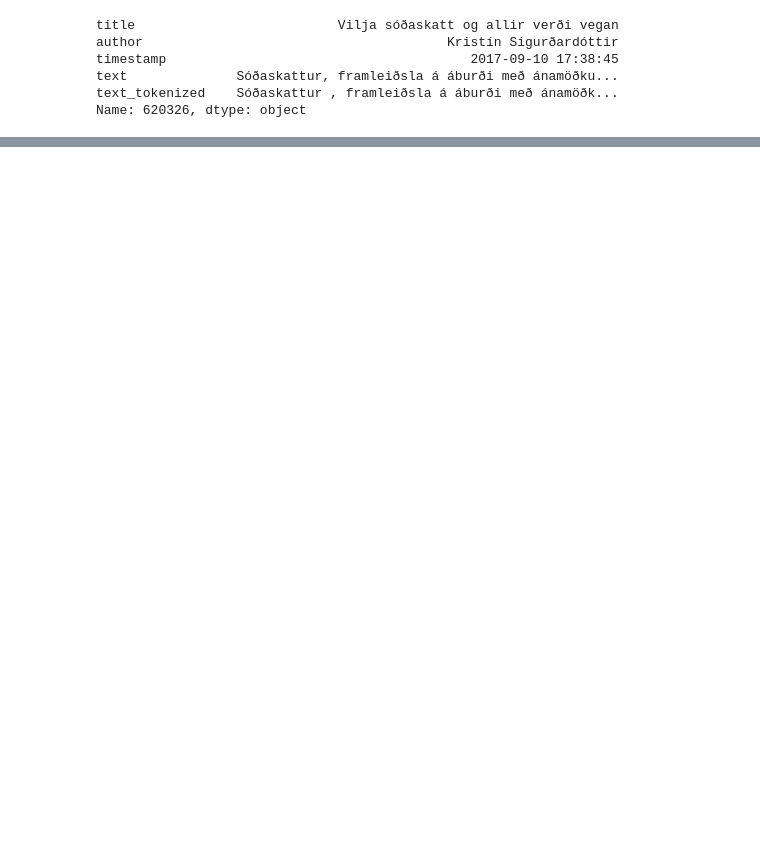
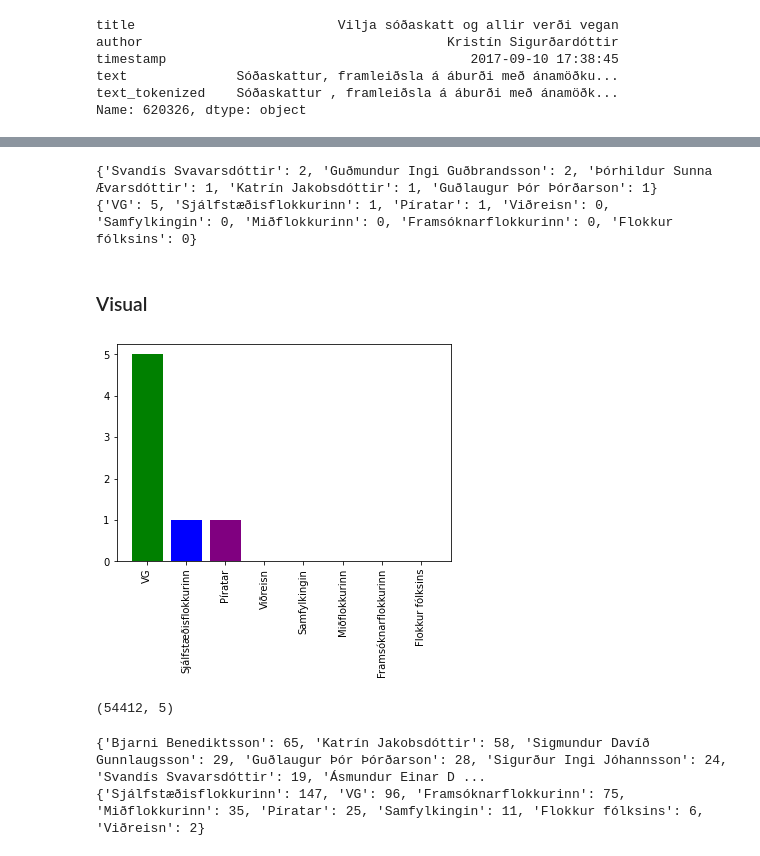
Before and after one commit to eliasbe/Maltaekni-natturuvernd, a Jupyter notebook: VinnubokEBE.ipynb, the cells around one changed output, grey strips where cells are left out. Drawn from its saved outputs; the diff is of its cells as text; code cells hidden in the pictures; blank space fills up the shorter version.

```diff
--- a/VinnubokEBE.ipynb
+++ b/VinnubokEBE.ipynb
@@ -1087,0 +1082,39 @@ print(sortdict)
+# %%
+# Start new counters for current alþingismenn/flokkar
+current_member_hits = dict()
+current_party_hits = dict()
+for fl in current_flokkar:
+    current_party_hits[fl] = 0
+
+
+# Count current members and parties mentioned in a list environmentally-centered news (jálist)
+for i in tqdm.tqdm(list(ja)):
+    art_text = data_train.loc[i]["text"]
+    current_member_hits, current_party_hits = count_hits(art_text, current_member_party, current_member_hits, current_party_hits)
+
+print(sort_dict(current_member_hits))
+print(sort_dict(current_party_hits))
+# %% [output]
+{'Svandís Svavarsdóttir': 2, 'Guðmundur Ingi Guðbrandsson': 2, 'Þórhildur Sunna Ævarsdóttir': 1, 'Katrín Jakobsdóttir': 1, 'Guðlaugur Þór Þórðarson': 1}
+{'VG': 5, 'Sjálfstæðisflokkurinn': 1, 'Píratar': 1, 'Viðreisn': 0, 'Samfylkingin': 0, 'Miðflokkurinn': 0, 'Framsóknarflokkurinn': 0, 'Flokkur fólksins': 0}
+# %%
+current_party_hits = dict()
+for fl in current_flokkar:
+    current_party_hits[fl] = 0
+# %% [markdown]
+### Visual
+# %%
+dummy = sort_dict(current_party_hits)
+# %%
+def plot_flokk(bok):
+    colors = list()
+    for key in bok.keys():
+        colors.append(party_color[key])
+    bars = plt.bar(bok.keys(), bok.values(), color=colors)
+    #print(bars.label)
+    plt.xticks(rotation=90)
+    plt.show()
+# %%
+plot_flokk(dummy)
+# %% [output]
+[figure, added]
@@ -1087,0 +1131,18 @@ print(sortdict)
+# %%
+current_member_hits = dict()
+current_party_hits = dict()
+for fl in current_flokkar:
+    current_party_hits[fl] = 0
+# %% [output]
+(54412, 5)
+# %%
+for i in tqdm.trange(2000,4000):
+    art_text = data_playground.iloc[i]["text"]
+    #print(data_playground.iloc[i]["title"])
+    current_member_hits, current_party_hits = count_hits(art_text, current_member_party, current_member_hits, current_party_hits)
+
+print(sort_dict(current_member_hits))
+print(sort_dict(current_party_hits))
+# %% [output]
+{'Bjarni Benediktsson': 65, 'Katrín Jakobsdóttir': 58, 'Sigmundur Davíð Gunnlaugsson': 29, 'Guðlaugur Þór Þórðarson': 28, 'Sigurður Ingi Jóhannsson': 24, 'Svandís Svavarsdóttir': 19, 'Ásmundur Einar D ...
+{'Sjálfstæðisflokkurinn': 147, 'VG': 96, 'Framsóknarflokkurinn': 75, 'Miðflokkurinn': 35, 'Píratar': 25, 'Samfylkingin': 11, 'Flokkur fólksins': 6, 'Viðreisn': 2}
```
Also changed, not shown: parts of 65 cells of this notebook.
